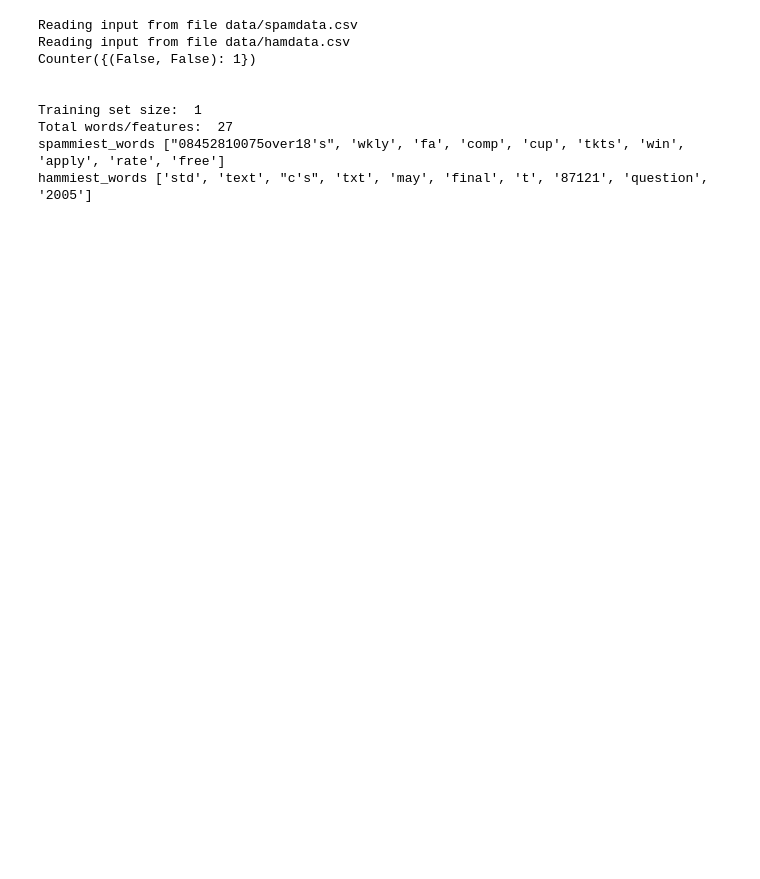
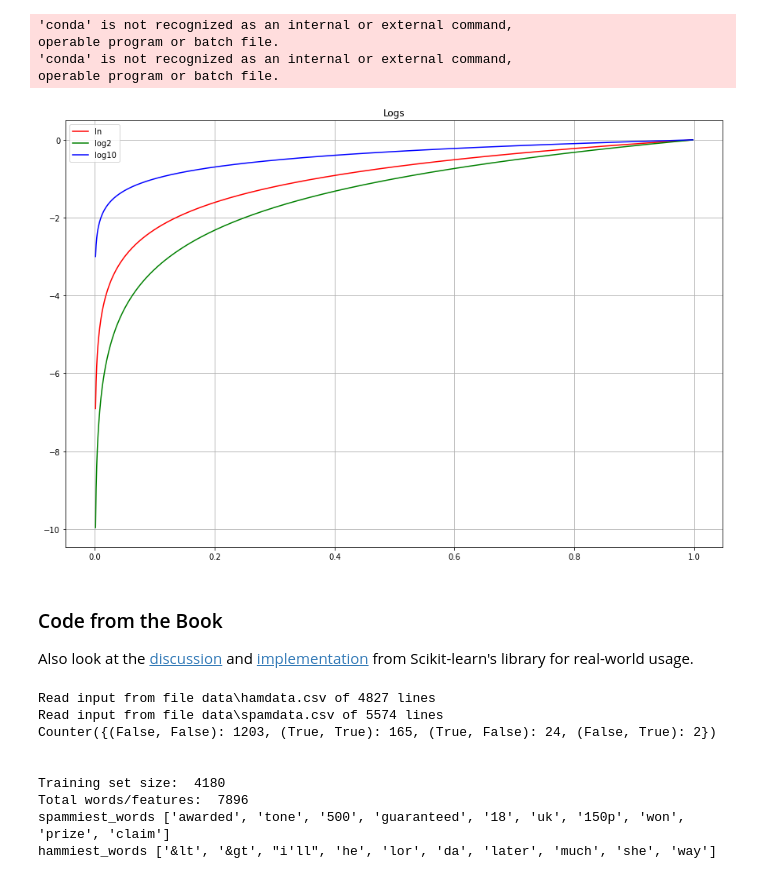
Before and after one commit to bigfastdata/MLTrainingCourse, a Jupyter notebook: WSG2022Spring/Week04-NaiveBayes.ipynb, the cells around one changed output. Cells and saved outputs as stored; diff of their text form; code cells hidden in the pictures; blank space fills up the shorter version.

Commit message:
Add files via upload
Added more analysis charts and external links

```diff
--- a/WSG2022Spring/Week04-NaiveBayes.ipynb
+++ b/WSG2022Spring/Week04-NaiveBayes.ipynb
@@ -55,25 +55,54 @@ Multiplying a lot of numbers between (0,1) tends to cause _underflow_ issues in
+# %%
+import math, sys
+!conda install --yes --prefix {sys.prefix} matplotlib
+!conda install --yes --prefix {sys.prefix} tqdm
+import matplotlib.pyplot as plt
+from tqdm.notebook import tqdm
+
+x = [i / 1000.0 for i in range(1,999)]
+y1 = [math.log(i) for i in x]
+y2 = [math.log2(i) for i in x]
+y3 = [math.log10(i) for i in x]
+fig, ax = plt.subplots()
+ax.plot(x, y1, color='r', label='ln')
+ax.plot(x, y2, color='g', label='log2')
+ax.plot(x, y3, color='b', label='log10')
+plt.gcf().set_size_inches(15,10)
+#plt.xlabel("This is the x-axis for independant variables")
+#plt.ylabel("This is the y-axis for dependant variables")
+plt.title("Logs")
+plt.grid(True, which='both')
+plt.legend()
+plt.show()
+# %% [output]
+'conda' is not recognized as an internal or external command,
+operable program or batch file.
+'conda' is not recognized as an internal or external command,
+operable program or batch file.
+[figure, added]
+# %% [markdown]
+### Code from the Book
+ Also look at the [discussion](https://scikit-learn.org/stable/modules/naive_bayes.html) and [implementation](https://github.com/scikit-learn/scikit-learn/blob/main/sklearn/naive_bayes.py) from Scikit-learn's library for real-world usage.
 # %%
 # Attribution: https://github.com/joelgrus/data-science-from-scratch/blob/master/scratch/naive_bayes.py
 
-from typing import Set
-import re
+from typing import Set, NamedTuple, List, Tuple, Dict, Iterable
+from collections import defaultdict
+import glob, re, random, math
+from scratch.machine_learning import split_data
 
 def tokenize(text: str) -> Set[str]:
-    text = text.lower()                         # Convert to lowercase,
-    all_words = re.findall("[a-z0-9']+", text)  # extract the words, and
-    return set(all_words)                       # remove duplicates.
+    text = text.lower()                            # Convert to lowercase,
+    all_words = re.findall("[a-z0-9\&'-]+", text)  # extract the words, and
+    return set(all_words)                          # remove duplicates.
 
 assert tokenize("Data Science is science") == {"data", "science", "is"}
 
-from typing import NamedTuple
 
 class Message(NamedTuple):
     text: str
     is_spam: bool
 
-from typing import List, Tuple, Dict, Iterable
-import math
-from collections import defaultdict
 
 class NaiveBayesClassifier:
     def __init__(self, k: float = 0.5) -> None:
@@ -173,7 +202,6 @@ def drop_final_s(word):
     return re.sub("s$", "", word)
 
 
-import glob, re
 
 # modify the path to wherever you've put the files
 path = 'data/*amdata.csv'
@@ -182,7 +210,7 @@ data: List[Message] = []
 
 # glob.glob returns every filename that matches the wildcarded path
 for filename in glob.glob(path):
-    print("Reading input from file %s" % filename)
+
     is_spam = "ham" not in filename
 
     # There are some garbage characters in the emails, the errors='ignore'
@@ -191,10 +219,9 @@ for filename in glob.glob(path):
         for line in email_file:
                 # The book used files per email. This data set is email per line
                 data.append(Message(line, is_spam))
-                break  # done with this file
+                #break  # done with this file
+    print("Read input from file %s of %i lines" % (filename, len(data)))
 
-import random
-from scratch.machine_learning import split_data
 
 random.seed(0)      # just so you get the same answers as me
 train_messages, test_messages = split_data(data, 0.75)
@@ -228,12 +255,12 @@ print("Total words/features: ", len(model.tokens))
 print("spammiest_words", words[-10:])
 print("hammiest_words", words[:10])
 # %% [output]
-Reading input from file data/spamdata.csv
-Reading input from file data/hamdata.csv
-Counter({(False, False): 1})
+Read input from file data\hamdata.csv of 4827 lines
+Read input from file data\spamdata.csv of 5574 lines
+Counter({(False, False): 1203, (True, True): 165, (True, False): 24, (False, True): 2})
 
 
-Training set size:  1
-Total words/features:  27
-spammiest_words ["08452810075over18's", 'wkly', 'fa', 'comp', 'cup', 'tkts', 'win', 'apply', 'rate', 'free']
-hammiest_words ['std', 'text', "c's", 'txt', 'may', 'final', 't', '87121', 'question', '2005']
+Training set size:  4180
+Total words/features:  7896
+spammiest_words ['awarded', 'tone', '500', 'guaranteed', '18', 'uk', '150p', 'won', 'prize', 'claim']
+hammiest_words ['&lt', '&gt', "i'll", 'he', 'lor', 'da', 'later', 'much', 'she', 'way']
```
Also changed, not shown: parts of 2 cells of this notebook.
